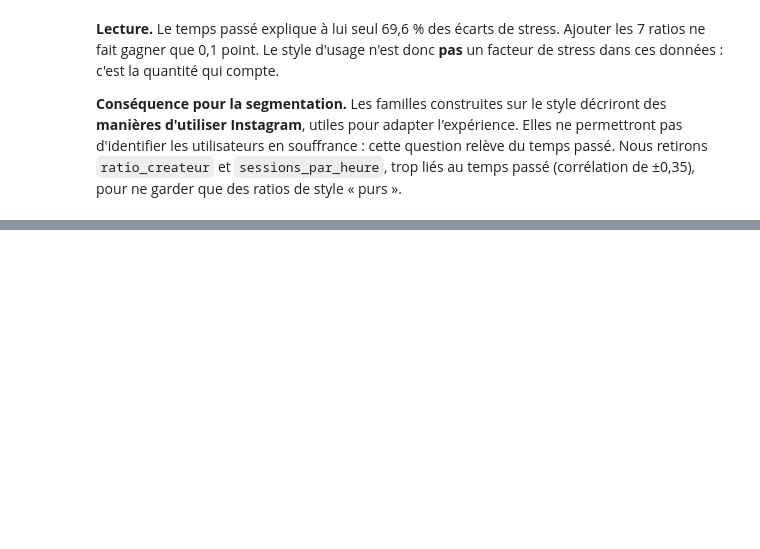
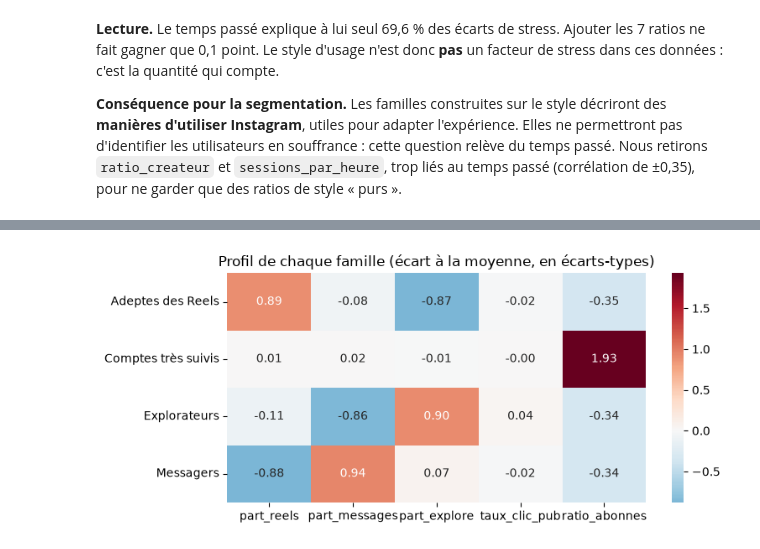
Before and after one commit to Sarah-1099/insta_innov, a Jupyter notebook: segmentation_emmanuelle.ipynb, the cells around one changed output, grey strips where cells are left out. Drawn from its saved outputs; the diff is of its cells as text; code cells hidden in the pictures; blank space fills up the shorter version.

```diff
--- a/segmentation_emmanuelle.ipynb
+++ b/segmentation_emmanuelle.ipynb
@@ -236,0 +334,8 @@ self_reported_happiness : temps seul R² = 0.140 | temps + ratios R² = 0.143
+# %%
+K = 4
+modele = KMeans(n_clusters=K, random_state=RANDOM_STATE, n_init=10).fit(X)
+df["famille"] = modele.labels_
+
+for graine in [1, 7, 123]:
+    autre = KMeans(n_clusters=K, random_state=graine, n_init=10).fit(X)
+    print(f"Graine {graine} : ARI = {adjusted_rand_score(modele.labels_, autre.labels_):.3f}")
@@ -236,0 +346,3 @@ self_reported_happiness : temps seul R² = 0.140 | temps + ratios R² = 0.143
+# %%
+centres = pd.DataFrame(modele.cluster_centers_, columns=STYLE).round(2)
+centres
@@ -236,0 +355,8 @@ self_reported_happiness : temps seul R² = 0.140 | temps + ratios R² = 0.143
+# %%
+TRAITS = {"part_reels": "Adeptes des Reels", "part_messages": "Messagers",
+          "part_explore": "Explorateurs", "ratio_abonnes": "Comptes très suivis"}
+NOMS = {i: TRAITS[centres.loc[i, list(TRAITS)].idxmax()] for i in centres.index}
+print(NOMS)
+
+df["nom_famille"] = df["famille"].map(NOMS)
+(df["nom_famille"].value_counts(normalize=True) * 100).round(1)
@@ -236,0 +371,8 @@ self_reported_happiness : temps seul R² = 0.140 | temps + ratios R² = 0.143
+# %%
+plt.figure(figsize=(8, 3.5))
+sns.heatmap(centres.rename(index=NOMS), annot=True, cmap="RdBu_r", center=0, fmt=".2f")
+plt.title("Profil de chaque famille (écart à la moyenne, en écarts-types)")
+plt.tight_layout()
+plt.show()
+# %% [output]
+[figure, added]
```
Also changed, not shown: parts of 13 cells of this notebook.
